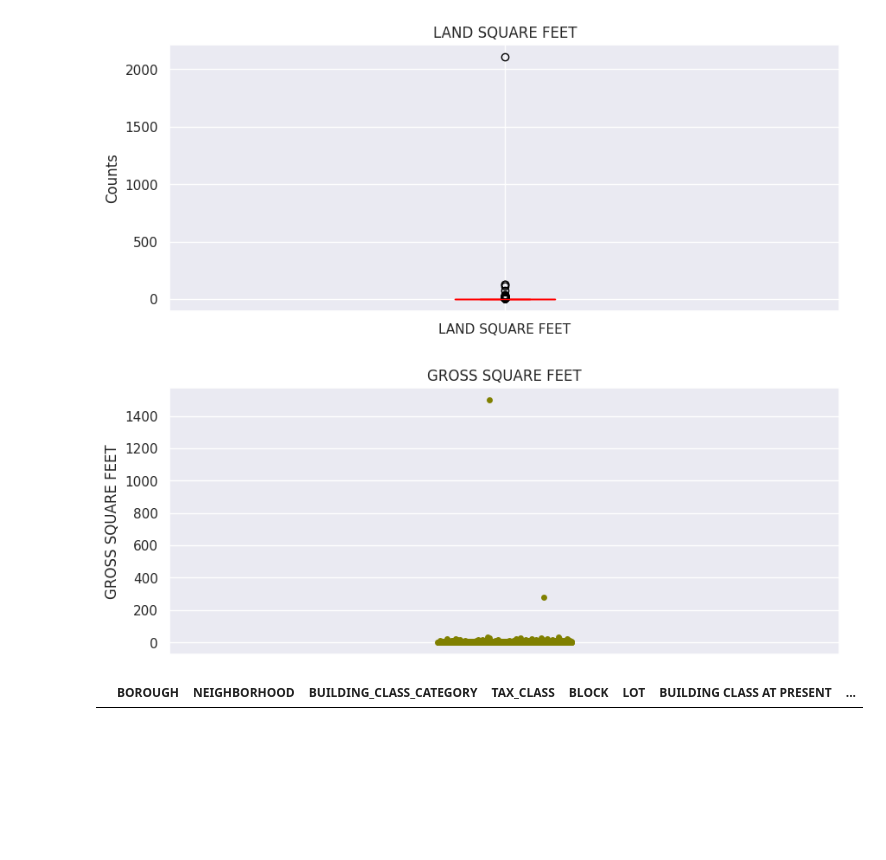
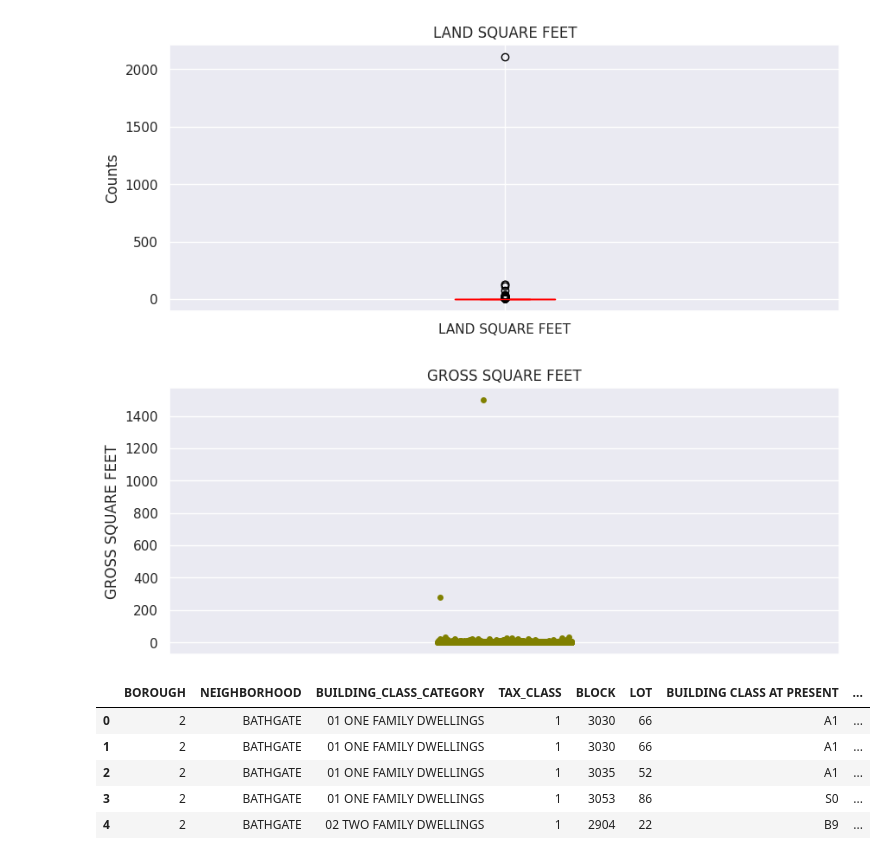
Before and after one commit to chonginbilly/Moringa_DS, a Jupyter notebook: Data_Cleaning_Group_Asssignment.ipynb, the cells around one changed output. Saved outputs shown, nothing was run; the diff lists cells and outputs as text; code cells hidden in the pictures; blank space fills up the shorter version.

```diff
--- a/Data_Cleaning_Group_Asssignment.ipynb
+++ b/Data_Cleaning_Group_Asssignment.ipynb
@@ -20,5 +14,5 @@ Mounted at /content/drive
 # %%
-data= pd.read_excel('rollingsales_bronx.xlsx',date_parser='%m/%d/%Y')
+data= pd.read_excel('/content/rollingsales_bronx.xlsx')
 data.head()
 # %% [output]
 |  | BOROUGH | NEIGHBORHOOD | BUILDING CLASS CATEGORY | TAX CLASS AT PRESENT | BLOCK | LOT | EASEMENT | ... |
@@ -28,6 +22,3 @@ data.head()
 | 3 | 2 | BATHGATE | 01 ONE FAMILY DWELLINGS | 1 | 3053 | 86 | NaN | ... |
 | 4 | 2 | BATHGATE | 02 TWO FAMILY DWELLINGS | 1 | 2904 | 22 | NaN | ... |
 5 rows × 21 columns
-# %%
-data=data[data.duplicated()]
-data.head()
@@ -263,13 +204,15 @@ sns.stripplot(gross_counts, color = 'olive')
 plt.title('GROSS SQUARE FEET')
 plt.show()
 # %% [output]
-[figure, old version]
+[figure, new version]
 # %%
 data['YEAR BUILT'] = pd.to_datetime(data['YEAR BUILT'], format = '%Y',errors='coerce')
 data['SALE DATE'] = pd.to_datetime(data['SALE DATE'],format='%m/%d/%y',errors='coerce').fillna(pd.Timestamp.min)
-#data['YEAR BUILT']=data['YEAR BUILT'].[dt.month,dt.day,dt.year]
-#data['SALE DATE'] = pd.to_datetime(data['SALE DATE'], format = '%y')
-
-data.iloc[:,:]
+data.head()
 # %% [output]
 |  | BOROUGH | NEIGHBORHOOD | BUILDING_CLASS_CATEGORY | TAX_CLASS | BLOCK | LOT | BUILDING CLASS AT PRESENT | ... |
+| 0 | 2 | BATHGATE | 01 ONE FAMILY DWELLINGS | 1 | 3030 | 66 | A1 | ... |
+| 1 | 2 | BATHGATE | 01 ONE FAMILY DWELLINGS | 1 | 3030 | 66 | A1 | ... |
+| 2 | 2 | BATHGATE | 01 ONE FAMILY DWELLINGS | 1 | 3035 | 52 | A1 | ... |
+| 3 | 2 | BATHGATE | 01 ONE FAMILY DWELLINGS | 1 | 3053 | 86 | S0 | ... |
+| 4 | 2 | BATHGATE | 02 TWO FAMILY DWELLINGS | 1 | 2904 | 22 | B9 | ... |
```
Also changed, not shown: parts of 21 cells of this notebook.
